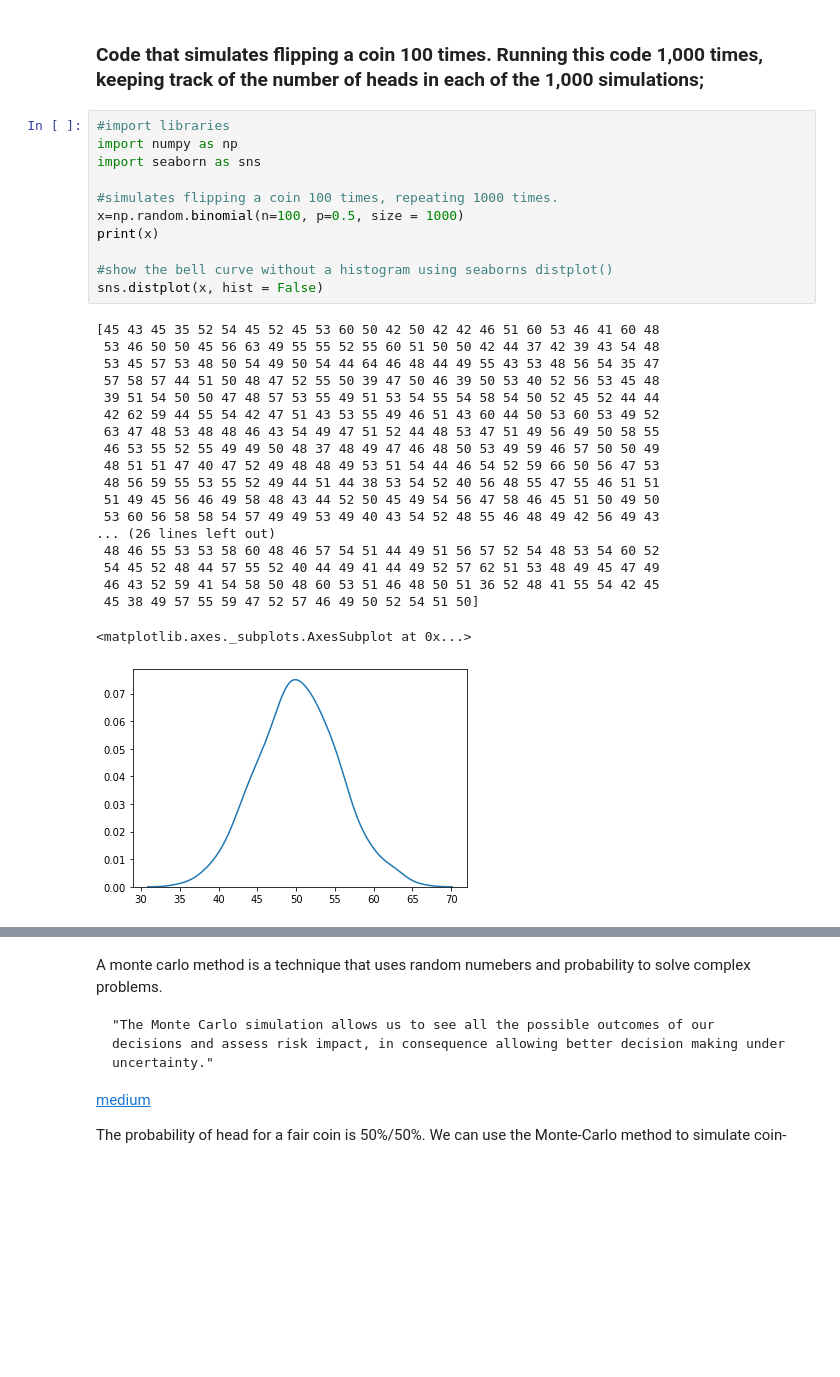
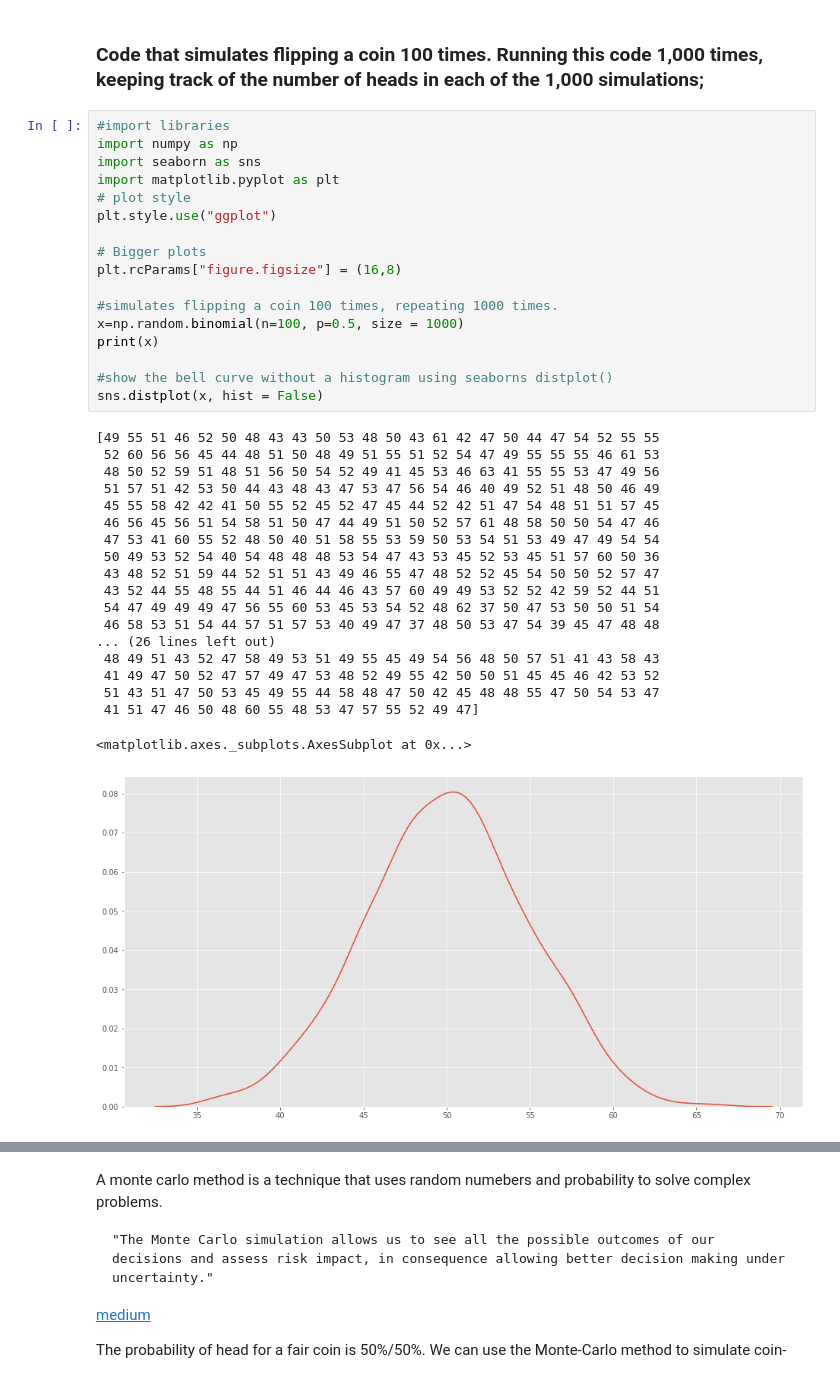
Before and after one commit to AineNicD/tasks2020, a Jupyter notebook: tasks2020.ipynb, the cells around one changed output, grey strips where cells are left out. Drawn from its saved outputs; the diff is of its cells as text; blank space fills up the shorter version.

```diff
--- a/tasks2020.ipynb
+++ b/tasks2020.ipynb
@@ -256,34 +256,40 @@ The probability density for the Binomial distribution is:
 # %%
 #import libraries
 import numpy as np
 import seaborn as sns
+import matplotlib.pyplot as plt
+# plot style
+plt.style.use("ggplot")
+
+# Bigger plots
+plt.rcParams["figure.figsize"] = (16,8)
 
 #simulates flipping a coin 100 times, repeating 1000 times.
 x=np.random.binomial(n=100, p=0.5, size = 1000)
 print(x)
 
 #show the bell curve without a histogram using seaborns distplot()
 sns.distplot(x, hist = False)
 # %% [output]
-[45 43 45 35 52 54 45 52 45 53 60 50 42 50 42 42 46 51 60 53 46 41 60 48
- 53 46 50 50 45 56 63 49 55 55 52 55 60 51 50 50 42 44 37 42 39 43 54 48
- 53 45 57 53 48 50 54 49 50 54 44 64 46 48 44 49 55 43 53 48 56 54 35 47
- 57 58 57 44 51 50 48 47 52 55 50 39 47 50 46 39 50 53 40 52 56 53 45 48
- 39 51 54 50 50 47 48 57 53 55 49 51 53 54 55 54 58 54 50 52 45 52 44 44
- 42 62 59 44 55 54 42 47 51 43 53 55 49 46 51 43 60 44 50 53 60 53 49 52
- 63 47 48 53 48 48 46 43 54 49 47 51 52 44 48 53 47 51 49 56 49 50 58 55
- 46 53 55 52 55 49 49 50 48 37 48 49 47 46 48 50 53 49 59 46 57 50 50 49
- 48 51 51 47 40 47 52 49 48 48 49 53 51 54 44 46 54 52 59 66 50 56 47 53
- 48 56 59 55 53 55 52 49 44 51 44 38 53 54 52 40 56 48 55 47 55 46 51 51
- 51 49 45 56 46 49 58 48 43 44 52 50 45 49 54 56 47 58 46 45 51 50 49 50
- 53 60 56 58 58 54 57 49 49 53 49 40 43 54 52 48 55 46 48 49 42 56 49 43
+[49 55 51 46 52 50 48 43 43 50 53 48 50 43 61 42 47 50 44 47 54 52 55 55
+ 52 60 56 56 45 44 48 51 50 48 49 51 55 51 52 54 47 49 55 55 55 46 61 53
+ 48 50 52 59 51 48 51 56 50 54 52 49 41 45 53 46 63 41 55 55 53 47 49 56
+ 51 57 51 42 53 50 44 43 48 43 47 53 47 56 54 46 40 49 52 51 48 50 46 49
+ 45 55 58 42 42 41 50 55 52 45 52 47 45 44 52 42 51 47 54 48 51 51 57 45
+ 46 56 45 56 51 54 58 51 50 47 44 49 51 50 52 57 61 48 58 50 50 54 47 46
+ 47 53 41 60 55 52 48 50 40 51 58 55 53 59 50 53 54 51 53 49 47 49 54 54
+ 50 49 53 52 54 40 54 48 48 48 53 54 47 43 53 45 52 53 45 51 57 60 50 36
+ 43 48 52 51 59 44 52 51 51 43 49 46 55 47 48 52 52 45 54 50 50 52 57 47
+ 43 52 44 55 48 55 44 51 46 44 46 43 57 60 49 49 53 52 52 42 59 52 44 51
+ 54 47 49 49 49 47 56 55 60 53 45 53 54 52 48 62 37 50 47 53 50 50 51 54
+ 46 58 53 51 54 44 57 51 57 53 40 49 47 37 48 50 53 47 54 39 45 47 48 48
 ... (26 lines left out)
- 48 46 55 53 53 58 60 48 46 57 54 51 44 49 51 56 57 52 54 48 53 54 60 52
- 54 45 52 48 44 57 55 52 40 44 49 41 44 49 52 57 62 51 53 48 49 45 47 49
- 46 43 52 59 41 54 58 50 48 60 53 51 46 48 50 51 36 52 48 41 55 54 42 45
- 45 38 49 57 55 59 47 52 57 46 49 50 52 54 51 50]
+ 48 49 51 43 52 47 58 49 53 51 49 55 45 49 54 56 48 50 57 51 41 43 58 43
+ 41 49 47 50 52 47 57 49 47 53 48 52 49 55 42 50 50 51 45 45 46 42 53 52
+ 51 43 51 47 50 53 45 49 55 44 58 48 47 50 42 45 48 48 55 47 50 54 53 47
+ 41 51 47 46 50 48 60 55 48 53 47 57 55 52 49 47]
 <matplotlib.axes._subplots.AxesSubplot at 0x...>
-[figure, old version]
+[figure, new version]
 # %%
 #Showing results on a histogram using seaborn
 x = sns.distplot(np.random.binomial(n=100, p=0.5, size=1000), hist=True, kde=False)
```
Also changed, not shown: parts of 27 cells of this notebook.
